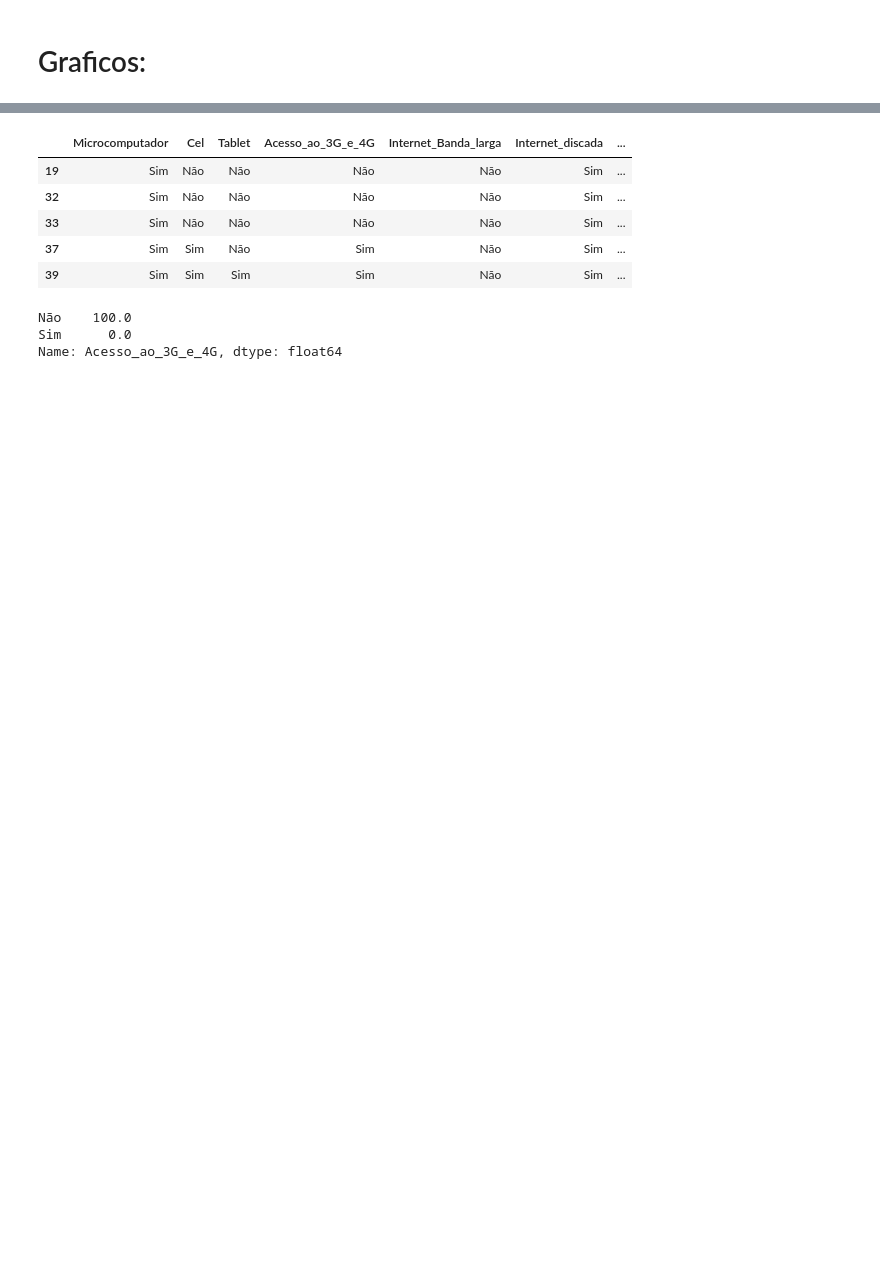
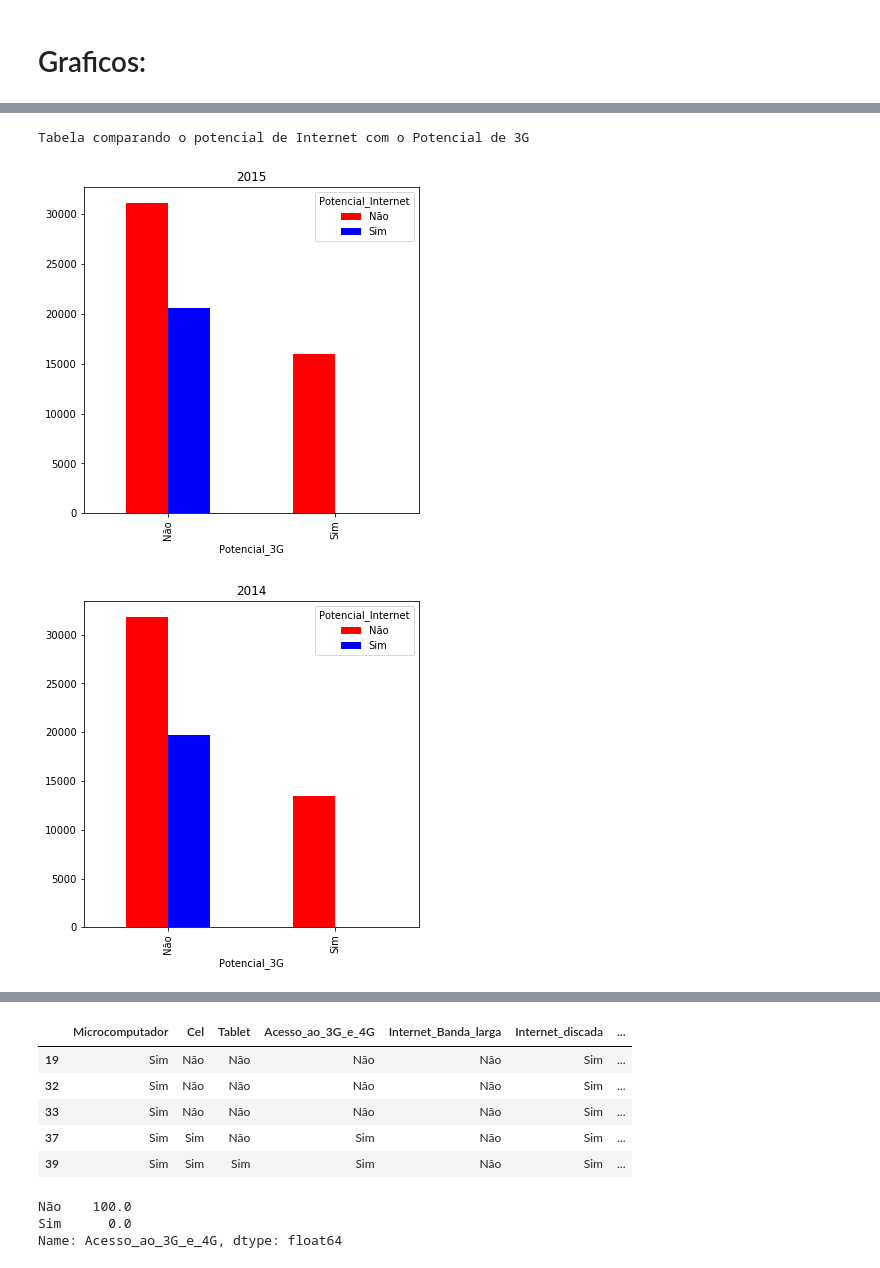
Before and after one commit to AntonioAndraues/CD, a Jupyter notebook: Projeto1/Projeto1 Layout.ipynb, the cells around one changed output, grey strips where cells are left out. Drawn from its saved outputs; the diff is of its cells as text; code cells hidden in the pictures; blank space fills up the shorter version.

```diff
--- a/Projeto1/Projeto1 Layout.ipynb
+++ b/Projeto1/Projeto1 Layout.ipynb
@@ -33,6 +37,8 @@ print(os.getcwd())
 #Se usar o arquivo compactado como está no dropbox púbico
 #pd.read_csv('DOM2015csv.zip', compression='zip', header=0, sep=',', quotechar='"')
 # %%
-dados = pd.read_csv('DOM2015csv.zip', compression='zip', header=0, sep=',', quotechar='"')
+dados_2015 = pd.read_csv('DOM2015csv.zip', compression='zip', header=0, sep=',', quotechar='"')
+dados_2013 = pd.read_csv('DOM2013csv.zip', compression='zip', header=0, sep=',', quotechar='"')
+dados_2014 = pd.read_csv('DOM2014csv.zip', compression='zip', header=0, sep=',', quotechar='"')
 def percConvert(tab):
   return (tab/float(tab[-1])*100).round(decimals=0)
@@ -66,2 +63,6 @@ dados2=dados2.rename(columns={'V4621': 'Renda Mensal domiciliar'})
+# %%
+dados_2015=dados_2015.loc[:,['V0231','V02324','V02325','V02424','V02426','V02425','V4621']]
+dados_2014=dados_2014.loc[:,['V0231','V02324','V02325','V02424','V02426','V02425','V4621']]
+dados_2013=dados_2013.loc[:,['V0231','V02324','V02325','V02424','V02426','V02425','V4621']]
 # %% [markdown]
 # RENOMEANDO AS COLUNAS
@@ -98,0 +128,14 @@ dados3
+# %%
+dados_2013['Microcomputador']=dados_2013["Microcomputador"].astype('category')
+dados_2013['Cel']=dados_2013["Cel"].astype('category')
+dados_2013['Tablet']=dados_2013["Tablet"].astype('category')
+dados_2013['Acesso_ao_3G_e_4G']=dados_2013["Acesso_ao_3G_e_4G"].astype('category')
+dados_2013['Internet_Banda_larga']=dados_2013["Internet_Banda_larga"].astype('category')
+dados_2013['Internet_discada']=dados_2013["Internet_discada"].astype('category')
+
+dados_2013["Microcomputador"].cat.categories = ["Sim", "Não"]
+dados_2013["Cel"].cat.categories = ["Sim", "Não"]
+dados_2013["Tablet"].cat.categories = ["Sim", "Não"]
+dados_2013["Acesso_ao_3G_e_4G"].cat.categories = ["Sim", "Não"]
+dados_2013["Internet_Banda_larga"].cat.categories = ["Sim", "Não"]
+dados_2013["Internet_discada"].cat.categories = ["Sim", "Não"]
@@ -98,0 +144,4 @@ dados3
+# %%
+dados_2015=dados_2015.dropna(0,how="any")
+dados_2014=dados_2014.dropna(0,how="any")
+dados_2013=dados_2013.dropna(0,how="any")
@@ -236,0 +332,20 @@ ct1.plot(kind='bar', color=('red','blue'))
+# %%
+print("Tabela comparando o potencial de Internet com o Potencial de 3G")
+# print("Perebemos que o potencial de investimento deste ano e maior na Internet do que no 3G")
+ct2015=pd.crosstab(dadosP_2015.Potencial_3G , dadosP_2015.Potencial_Internet)
+ct2015.plot(kind='bar', title="2015",figsize=(6,6),color=('red','blue'))
+
+
+ct2014=pd.crosstab(dadosP_2014.Potencial_3G , dadosP_2014.Potencial_Internet)
+ct2014.plot(kind='bar', title="2014",figsize=(6,6),color=('red','blue'))
+
+
+ct2013=pd.crosstab(dadosP_2013.Potencial_3G , dadosP_2013.Potencial_Internet)
+ct2013.plot(kind='bar', title="2013",figsize=(6,6),color=('red','blue'))
+
+
+plt.show()
+# %% [output]
+Tabela comparando o potencial de Internet com o Potencial de 3G
+[figure, added]
+[figure, added]
```
Also changed, not shown: parts of 50 cells of this notebook.
